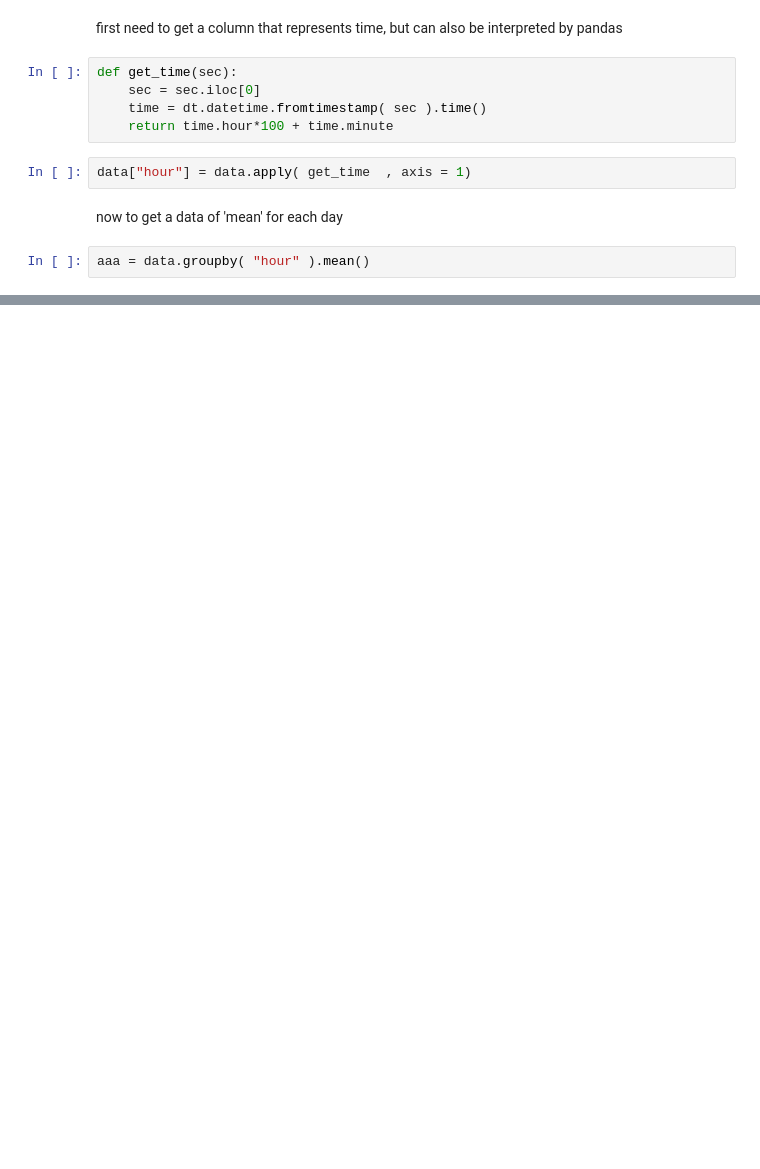
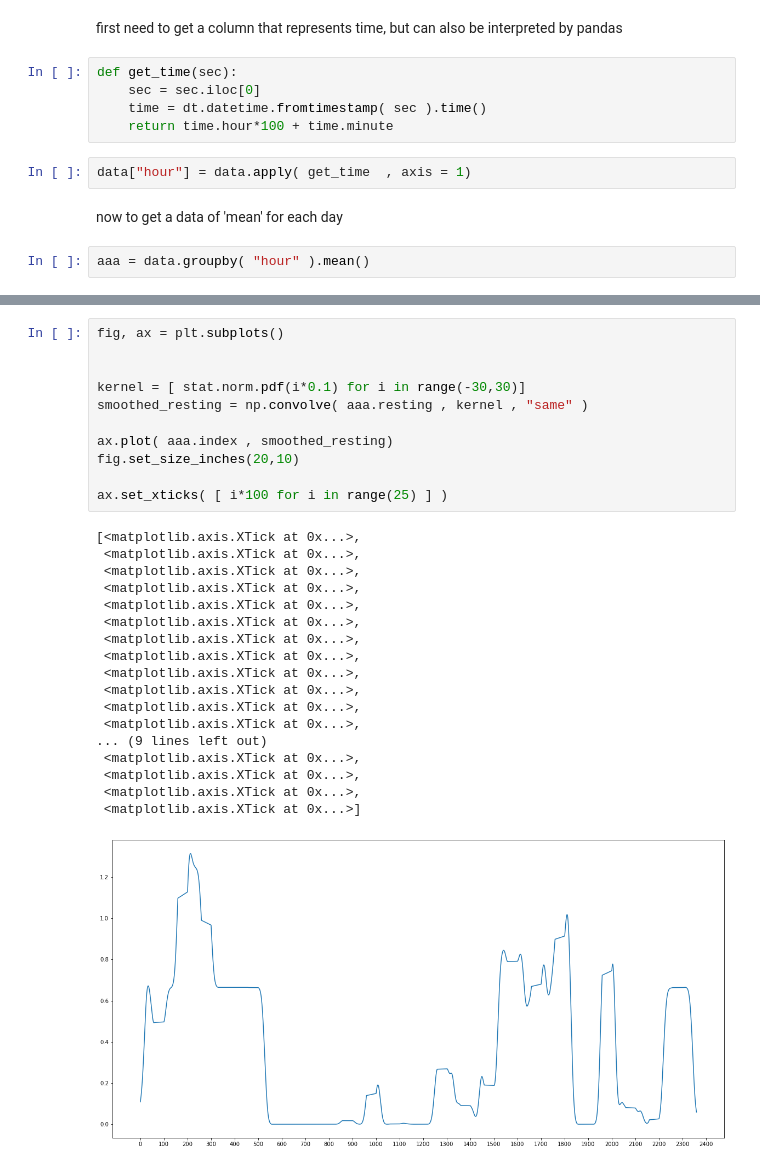
Before and after one commit to janskorupski/selfTracking, a Jupyter notebook: Example of usage.ipynb, the cells around one changed output, grey strips where cells are left out. Saved outputs shown, nothing was run; the diff lists cells and outputs as text; blank space fills up the shorter version.

```diff
--- a/Example of usage.ipynb
+++ b/Example of usage.ipynb
@@ -52,0 +71,30 @@ ax.set_xticks( [ i*100 for i in range(25) ] )
+# %%
+fig, ax = plt.subplots()
+
+
+kernel = [ stat.norm.pdf(i*0.1) for i in range(-30,30)]
+smoothed_resting = np.convolve( aaa.resting , kernel , "same" )
+
+ax.plot( aaa.index , smoothed_resting)
+fig.set_size_inches(20,10)
+
+ax.set_xticks( [ i*100 for i in range(25) ] )
+# %% [output]
+[<matplotlib.axis.XTick at 0x...>,
+ <matplotlib.axis.XTick at 0x...>,
+ <matplotlib.axis.XTick at 0x...>,
+ <matplotlib.axis.XTick at 0x...>,
+ <matplotlib.axis.XTick at 0x...>,
+ <matplotlib.axis.XTick at 0x...>,
+ <matplotlib.axis.XTick at 0x...>,
+ <matplotlib.axis.XTick at 0x...>,
+ <matplotlib.axis.XTick at 0x...>,
+ <matplotlib.axis.XTick at 0x...>,
+ <matplotlib.axis.XTick at 0x...>,
+ <matplotlib.axis.XTick at 0x...>,
+... (9 lines left out)
+ <matplotlib.axis.XTick at 0x...>,
+ <matplotlib.axis.XTick at 0x...>,
+ <matplotlib.axis.XTick at 0x...>,
+ <matplotlib.axis.XTick at 0x...>]
+[figure, added]
```
Also changed, not shown: parts of 4 cells of this notebook.
